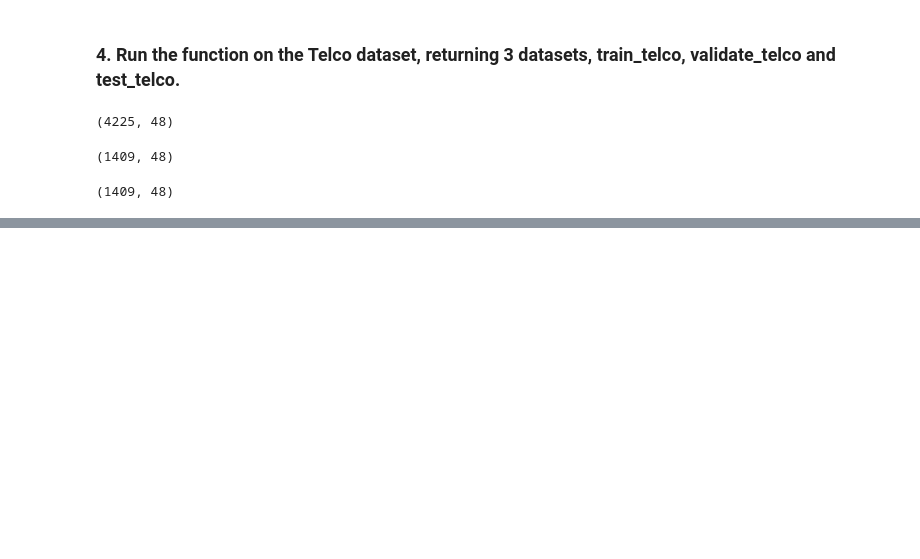
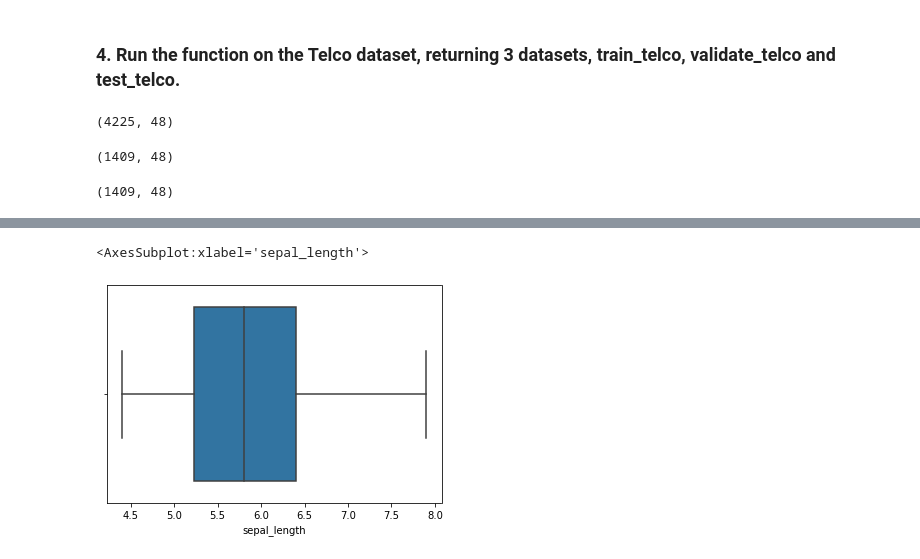
Before and after one commit to cristinalucin/classification-exercises, a Jupyter notebook: classification_exercises.ipynb, the cells around one changed output, grey strips where cells are left out. Drawn from its saved outputs; the diff is of its cells as text; code cells hidden in the pictures; blank space fills up the shorter version.

```diff
--- a/classification_exercises.ipynb
+++ b/classification_exercises.ipynb
@@ -435,0 +561,6 @@ test_telco.shape
+# %%
+#sepal_length box plot
+sns.boxplot(x='sepal_length', data=train_iris)
+# %% [output]
+<AxesSubplot:xlabel='sepal_length'>
+[figure, added]
```
Also changed, not shown: parts of 38 cells of this notebook.
